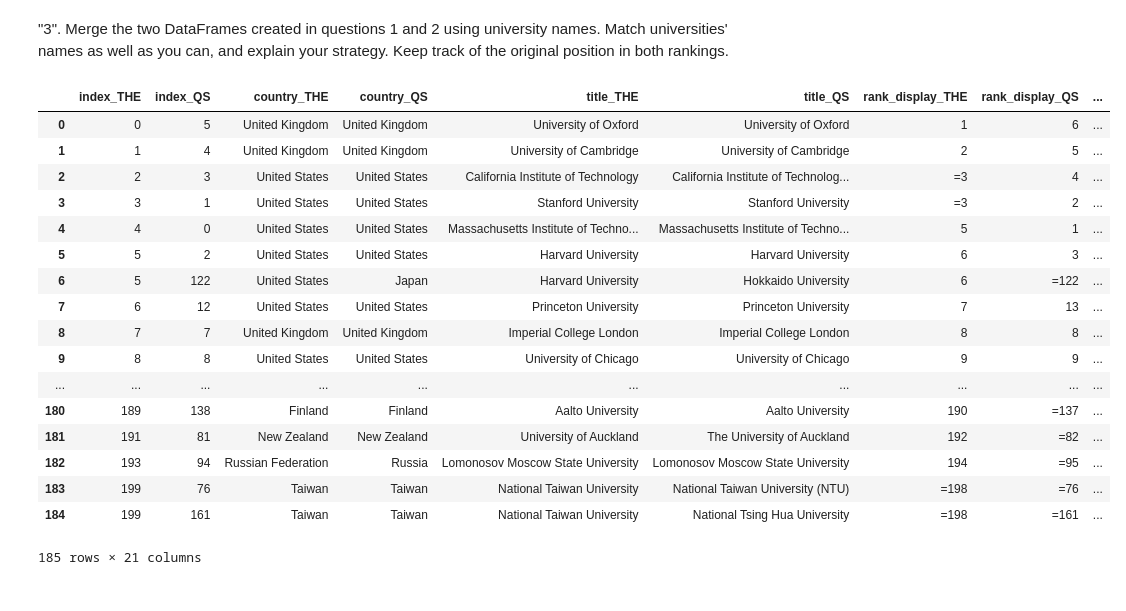
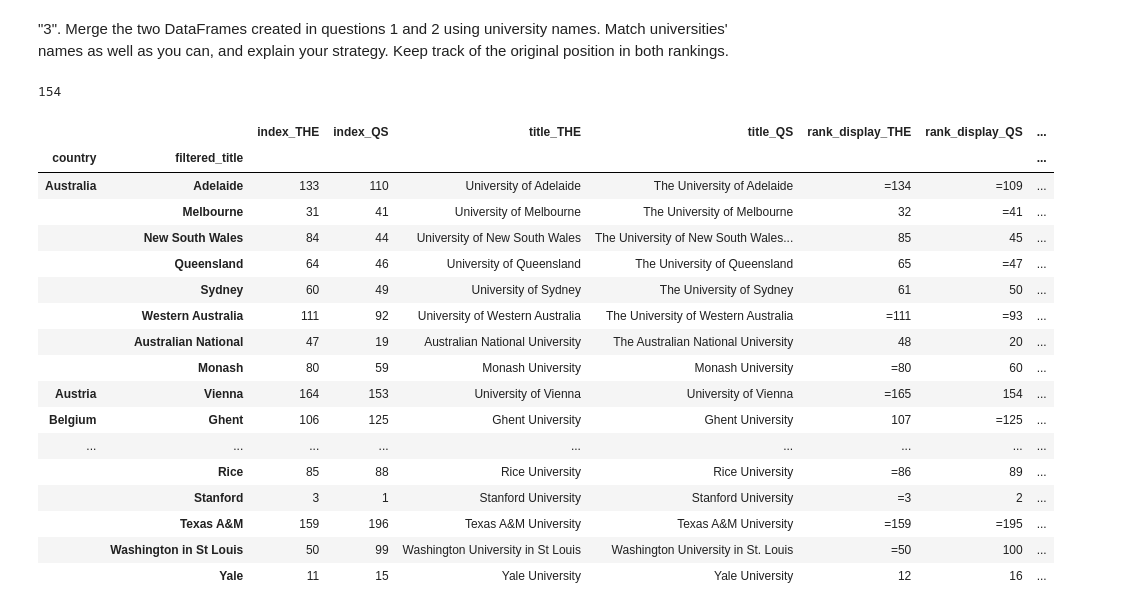
Before and after one commit to m-yaghini/ada17, a Jupyter notebook: homework2/Homework 2 - M.Y..ipynb, the cells around one changed output. Drawn from its saved outputs; the diff is of its cells as text; code cells hidden in the pictures.

```diff
--- a/homework2/Homework 2 - M.Y..ipynb
+++ b/homework2/Homework 2 - M.Y..ipynb
@@ -679,47 +679,68 @@ A = (DF_THE_country_interStd_totalStd_ratio[['country', 'region', 'interStd_tota
 # %% [markdown]
  "3". Merge the two DataFrames created in questions 1 and 2 using university names. Match universities' names as well as you can, and explain your strategy. Keep track of the original position in both rankings.
 # %%
+
 def get_closest_match(left_df, right_df, right_df_matching_column_name):
     # gets the closest matching between the left_df and right_df on the column name specified.
     import difflib
     result = difflib.get_close_matches(left_df,
                                        right_df[right_df_matching_column_name],
-                                       n=1) # the default threshold is 60% similarity.
+                                       n=1,
+                                       cutoff=0.6) # the default threshold is 60% similarity.
     try:
         return result[0]
     except IndexError:
         return np.nan
 
 DF_topuni_ = DF_topuni.copy(deep=True).reset_index() # by reseting the index, we add another column (to keep track
                                                      #  of  things after merging.)
 DF_THE_ = DF_THE.copy(deep=True).reset_index()
 
-DF_topuni_['matched_title'] = DF_topuni_['title'].apply(lambda x: get_closest_match(x, DF_THE_, 'title'))
-DF_merged = DF_THE_.merge(DF_topuni_, left_on='title', right_on='matched_title', suffixes=['_THE', '_QS'] )
+# Do some filtering on titles to reduce common words' effect on resembelence scores
+DF_THE_['filtered_title'] = DF_THE_['title'].apply(lambda x: x.replace('University', '').replace('of', ''))
+DF_topuni_['filtered_title'] = DF_topuni_['title'].apply(lambda x: x.replace('University', '').replace('of', ''))
 
-# we reorder columns for better comparison purposes.
-DF_merged = DF_merged.reindex_axis(['index_THE', 'index_QS', 'country_THE', 'country_QS', 'title_THE', 'title_QS', 'rank_display_THE', 'rank_display_QS',
+# Match the filtered university titles and create a common column between the two tables
+DF_topuni_['filtered_title'] = (DF_topuni_['filtered_title']
+                               .apply(lambda x: get_closest_match(x, DF_THE_, 'filtered_title')))
+
+# Drop records that aren't in both datasets (done according to the FAQ session's directions)
+DF_topuni_.dropna(inplace=True)
+
+# Setup a MultiIndex to allow for a more accurate merge
+DF_topuni_.set_index(['country', 'filtered_title'], inplace=True)
+DF_THE_.set_index(['country', 'filtered_title'], inplace=True)
+
+# Merge on the newluy created index
+DF_merged = DF_THE_.merge(DF_topuni_, left_index=True, right_index=True, suffixes=['_THE', '_QS'] )
+
+# Reorder columns for better comparison purposes. Columns with no _QS/_THE suffix belong to only one data set.
+DF_merged = DF_merged.reindex_axis(['index_THE', 'index_QS', 'title_THE', 'title_QS', 'rank_display_THE', 'rank_display_QS',
                      'total_std_THE', 'total_std_QS', 'interStd_totalStd_ratio_THE', 'interStd_totalStd_ratio_QS',
                     'Fac_Std_ratio_THE', 'Fac_Std_ratio_QS', 'region_THE', 'region_QS', 'inter_std', 'inter_fac',
-                     'total_fac','matched_title', 'rank_order'], axis=1)
+                     'total_fac', 'rank_order'], axis=1)
 
-DF_merged
+from IPython.display import display
+with pd.option_context('display.max_rows', None, 'display.max_columns', None):
+    display(len(DF_merged))
+    display(DF_merged)
 # %% [output]
+154
-|  | index_THE | index_QS | country_THE | country_QS | title_THE | title_QS | rank_display_THE | rank_display_QS | ... |
-| 0 | 0 | 5 | United Kingdom | United Kingdom | University of Oxford | University of Oxford | 1 | 6 | ... |
-| 1 | 1 | 4 | United Kingdom | United Kingdom | University of Cambridge | University of Cambridge | 2 | 5 | ... |
-| 2 | 2 | 3 | United States | United States | California Institute of Technology | California Institute of Technolog... | =3 | 4 | ... |
-| 3 | 3 | 1 | United States | United States | Stanford University | Stanford University | =3 | 2 | ... |
-| 4 | 4 | 0 | United States | United States | Massachusetts Institute of Techno... | Massachusetts Institute of Techno... | 5 | 1 | ... |
-| 5 | 5 | 2 | United States | United States | Harvard University | Harvard University | 6 | 3 | ... |
-| 6 | 5 | 122 | United States | Japan | Harvard University | Hokkaido University | 6 | =122 | ... |
-| 7 | 6 | 12 | United States | United States | Princeton University | Princeton University | 7 | 13 | ... |
-| 8 | 7 | 7 | United Kingdom | United Kingdom | Imperial College London | Imperial College London | 8 | 8 | ... |
-| 9 | 8 | 8 | United States | United States | University of Chicago | University of Chicago | 9 | 9 | ... |
-| ... | ... | ... | ... | ... | ... | ... | ... | ... | ... |
-| 180 | 189 | 138 | Finland | Finland | Aalto University | Aalto University | 190 | =137 | ... |
-| 181 | 191 | 81 | New Zealand | New Zealand | University of Auckland | The University of Auckland | 192 | =82 | ... |
-| 182 | 193 | 94 | Russian Federation | Russia | Lomonosov Moscow State University | Lomonosov Moscow State University | 194 | =95 | ... |
-| 183 | 199 | 76 | Taiwan | Taiwan | National Taiwan University | National Taiwan University (NTU) | =198 | =76 | ... |
-| 184 | 199 | 161 | Taiwan | Taiwan | National Taiwan University | National Tsing Hua University | =198 | =161 | ... |
+|  |  | index_THE | index_QS | title_THE | title_QS | rank_display_THE | rank_display_QS | ... |
+| country | filtered_title |  |  |  |  |  |  | ... |
+| Australia | Adelaide | 133 | 110 | University of Adelaide | The University of Adelaide | =134 | =109 | ... |
+|  | Melbourne | 31 | 41 | University of Melbourne | The University of Melbourne | 32 | =41 | ... |
+|  | New South Wales | 84 | 44 | University of New South Wales | The University of New South Wales... | 85 | 45 | ... |
+|  | Queensland | 64 | 46 | University of Queensland | The University of Queensland | 65 | =47 | ... |
+|  | Sydney | 60 | 49 | University of Sydney | The University of Sydney | 61 | 50 | ... |
+|  | Western Australia | 111 | 92 | University of Western Australia | The University of Western Australia | =111 | =93 | ... |
+|  | Australian National | 47 | 19 | Australian National University | The Australian National University | 48 | 20 | ... |
+|  | Monash | 80 | 59 | Monash University | Monash University | =80 | 60 | ... |
+| Austria | Vienna | 164 | 153 | University of Vienna | University of Vienna | =165 | 154 | ... |
+| Belgium | Ghent | 106 | 125 | Ghent University | Ghent University | 107 | =125 | ... |
+| ... | ... | ... | ... | ... | ... | ... | ... | ... |
+|  | Rice | 85 | 88 | Rice University | Rice University | =86 | 89 | ... |
+|  | Stanford | 3 | 1 | Stanford University | Stanford University | =3 | 2 | ... |
+|  | Texas A&M | 159 | 196 | Texas A&M University | Texas A&M University | =159 | =195 | ... |
+|  | Washington in St Louis | 50 | 99 | Washington University in St Louis | Washington University in St. Louis | =50 | 100 | ... |
+|  | Yale | 11 | 15 | Yale University | Yale University | 12 | 16 | ... |
-185 rows × 21 columns
```
Also changed, not shown: parts of 1 cell of this notebook.
